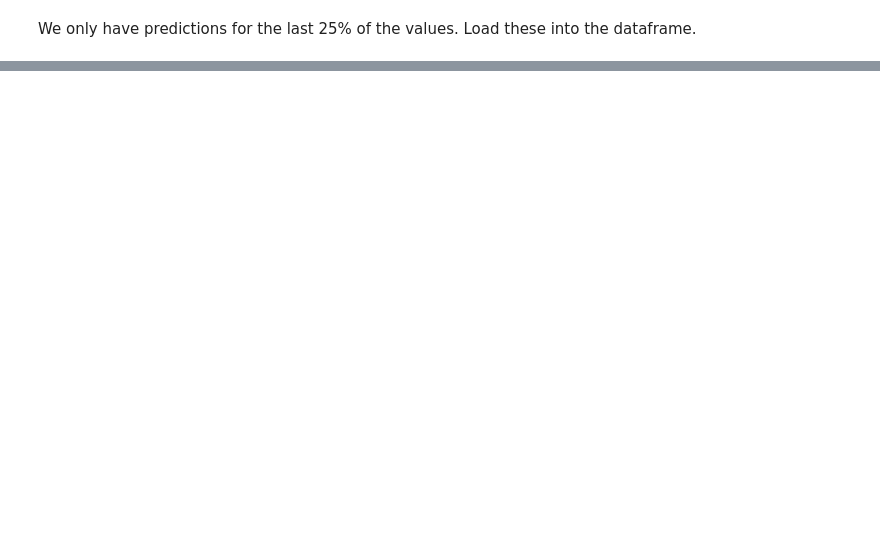
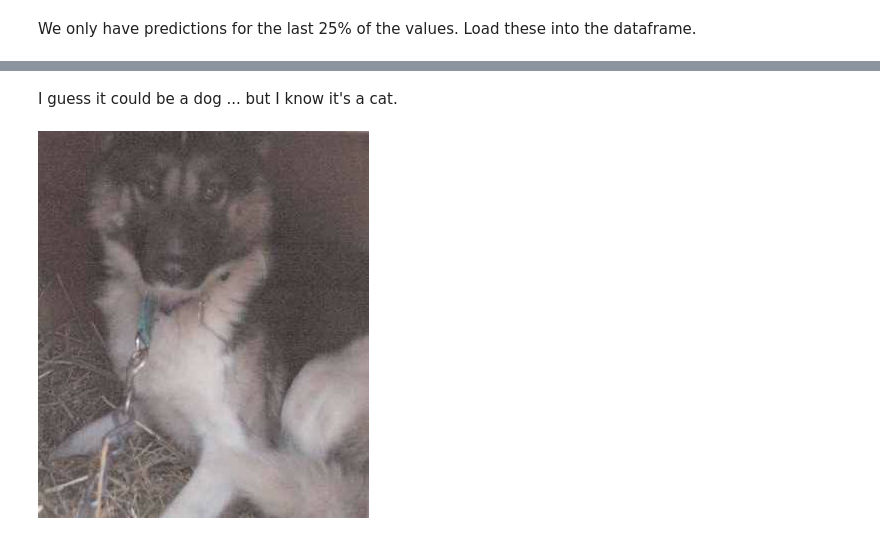
Before and after one commit to james-pearce/dl, a Jupyter notebook: notebooks/01-refine-dogscats.ipynb, the cells around one changed output, grey strips where cells are left out. Cells and saved outputs as stored; diff of their text form; code cells hidden in the pictures; blank space fills up the shorter version.

```diff
--- a/notebooks/01-refine-dogscats.ipynb
+++ b/notebooks/01-refine-dogscats.ipynb
@@ -44,0 +281,6 @@ dogscats_df.loc[i:, 'pred_00'] = np.load('predictions.npy')
+# %% [markdown]
+I guess it could be a dog ... but I know it's a cat.
+# %%
+Image("/Users/jamespearce/repos/dl/data/dogscats/train/dog.5959.jpg")
+# %% [output]
+[figure, added]
```
Also changed, not shown: parts of 33 cells of this notebook, 1 other file.
